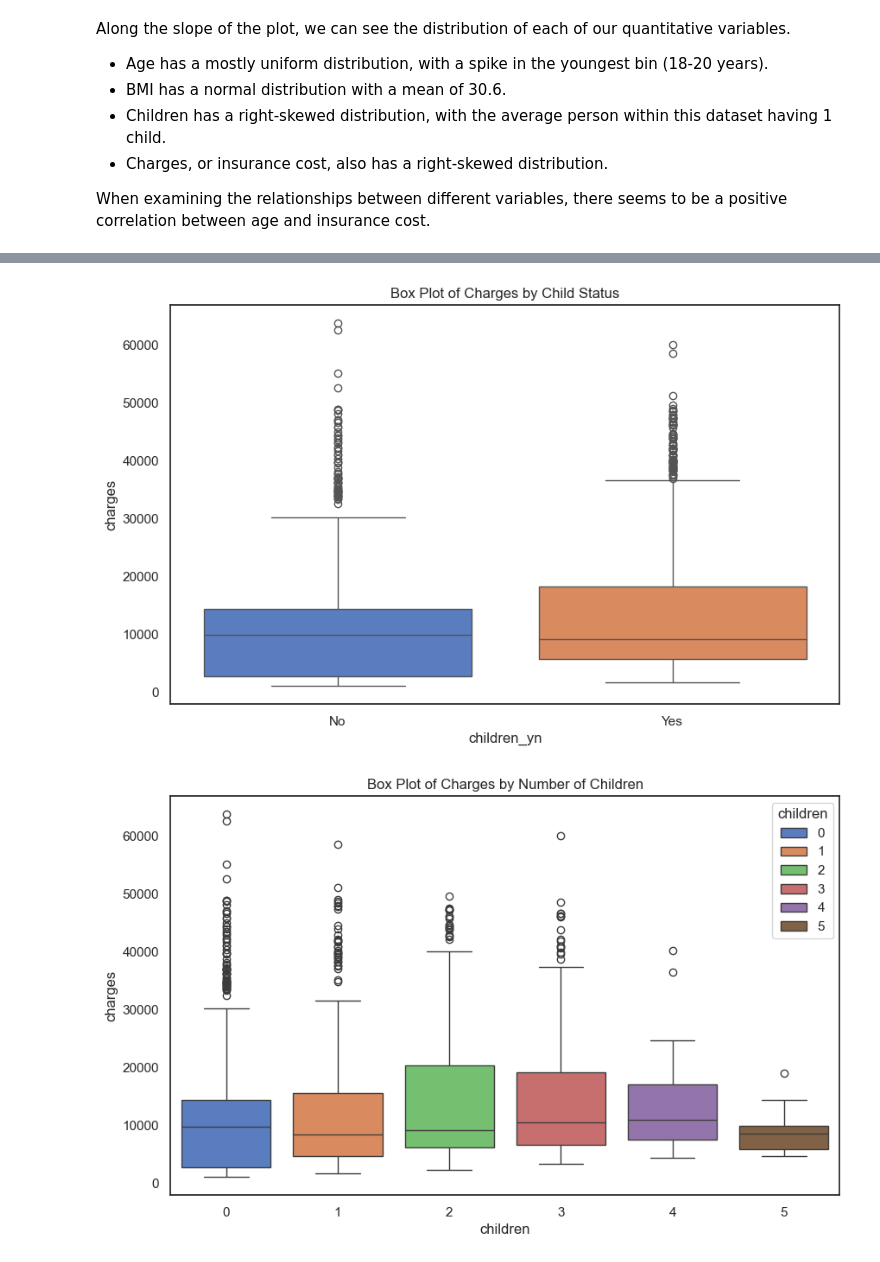
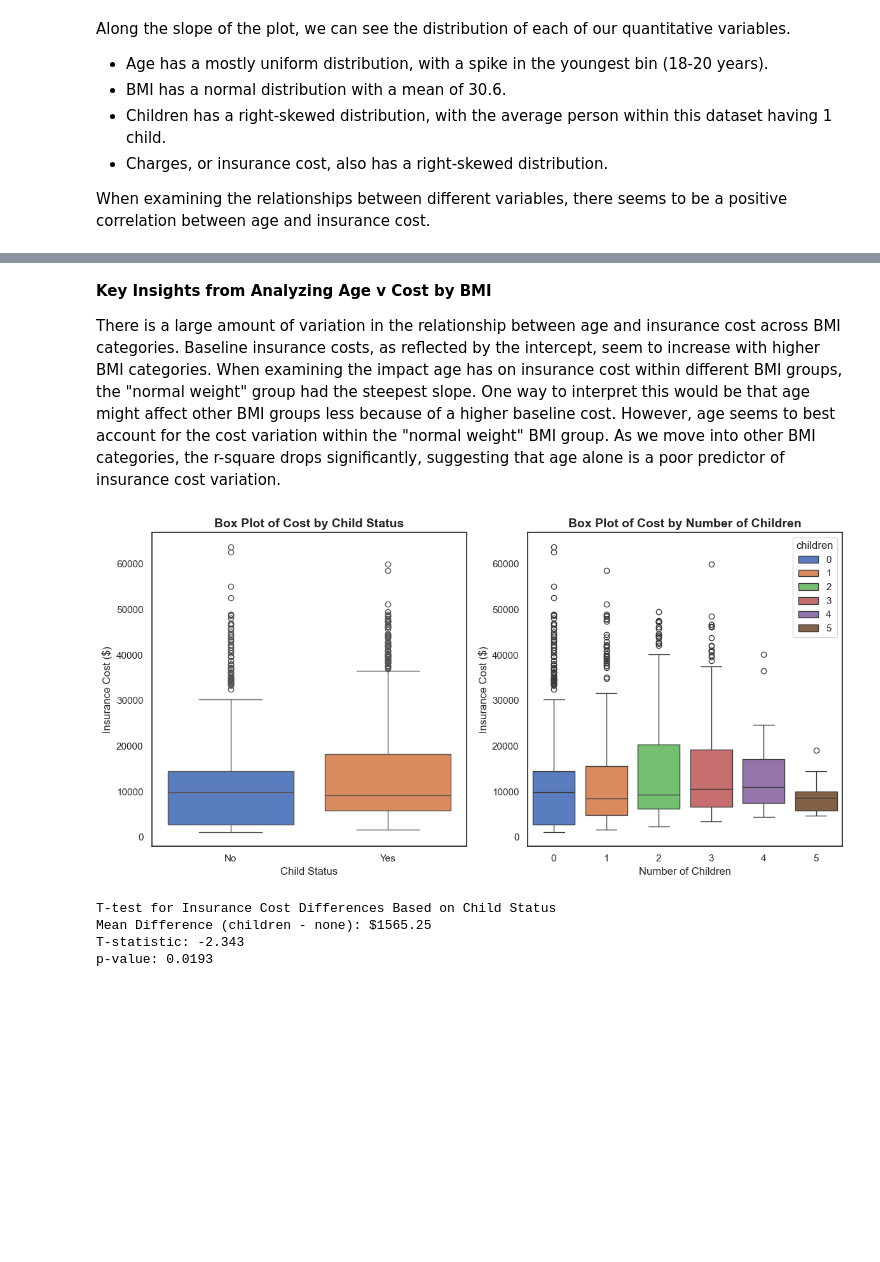
Before and after one commit to DaeJens/Health_Insurance_Project, a Jupyter notebook: HealthInsuranceEDA.ipynb, the cells around one changed output, grey strips where cells are left out. Cells and saved outputs as stored; diff of their text form; code cells hidden in the pictures; blank space fills up the shorter version.

```diff
--- a/HealthInsuranceEDA.ipynb
+++ b/HealthInsuranceEDA.ipynb
@@ -363,21 +407,47 @@ print(bmi_df)
 <Figure size 640x480 with 0 Axes>
+# %% [markdown]
+**Key Insights from Analyzing Age v Cost by BMI**
+
+There is a large amount of variation in the relationship between age and insurance cost across BMI categories. Baseline insurance costs, as reflected by the intercept, seem to increase with higher BMI categories. When examining the impact age has on insurance cost within different BMI groups, the "normal weight" group had the steepest slope. One way to interpret this would be that age might affect other BMI groups less because of a higher baseline cost. However, age seems to best account for the cost variation within the "normal weight" BMI group. As we move into other BMI categories, the r-square drops significantly, suggesting that age alone is a poor predictor of insurance cost variation.
 # %%
+# EXAMINING THE EFFECT OF CHILDREN ON THE RELATIONSHIP BETWEEN AGE AND INSURANCE COST
+
 # Simplify the children column to Yes/No
 insurance_csv['children_yn'] = insurance_csv['children'].apply(lambda x: 'Yes' if x >= 1 else 'No')
 
-# Analyze the effect of children on charges
-plt.figure(figsize=(10, 6))
-sns.boxplot(x='children_yn', y='charges', data=insurance_csv, palette='muted', hue=insurance_csv['children_yn'])
-plt.title('Box Plot of Charges by Child Status')
+# Analyze the effect of children on insurance cost
+fig, axes = plt.subplots(1, 2, figsize=(12, 6))
+sns.boxplot(x='children_yn', y='charges', data=insurance_csv, palette='muted', hue=insurance_csv['children_yn'], ax=axes[0])
+axes[0].set_title('Box Plot of Cost by Child Status', fontsize=14, fontweight='bold')
+axes[0].set_ylabel('Insurance Cost ($)')
+axes[0].set_xlabel('Child Status')
+
+# Run t-test on insurance costs between those with and without children
+no_child_charges = insurance_csv[insurance_csv['children_yn'] == 'No']['charges']
+yes_child_charges = insurance_csv[insurance_csv['children_yn'] == 'Yes']['charges']
+
+t_stat, t_pvalue = ttest_ind(no_child_charges, yes_child_charges)
+mean_diff = yes_child_charges.mean() - no_child_charges.mean()
+
+# Analyze the effect the number of children has on insurance cost
+sns.boxplot(x='children', y='charges', data=insurance_csv, palette='muted', hue=insurance_csv['children'], ax=axes[1])
+axes[1].set_title('Box Plot of Cost by Number of Children', fontsize=14, fontweight='bold')
+axes[1].set_ylabel('Insurance Cost ($)')
+axes[1].set_xlabel('Number of Children')
+
+plt.tight_layout()
 plt.show()
 
-plt.figure(figsize=(10, 6))
-sns.boxplot(x='children', y='charges', data=insurance_csv, palette='muted', hue=insurance_csv['children'])
-plt.title('Box Plot of Charges by Number of Children')
-plt.show()
+print(f"T-test for Insurance Cost Differences Based on Child Status")
+print(f"Mean Difference (children - none): ${mean_diff:.2f}")
+print(f"T-statistic: {t_stat:.3f}")
+print(f"p-value: {t_pvalue:.4f}")
 # %% [output]
-[figure, old version]
+[figure, new version]
-[figure, removed]
+T-test for Insurance Cost Differences Based on Child Status
+Mean Difference (children - none): $1565.25
+T-statistic: -2.343
+p-value: 0.0193
 # %%
 # Child-status regression analysis
 # Divide data by child status
```
Also changed, not shown: parts of 21 cells of this notebook.
